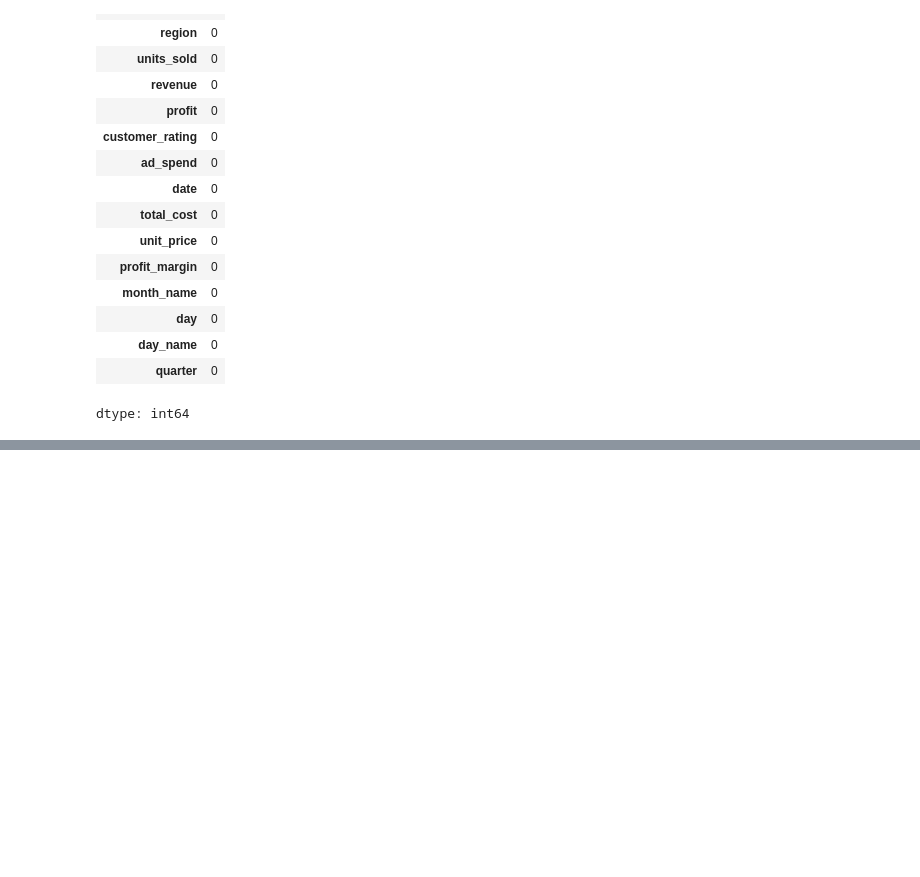
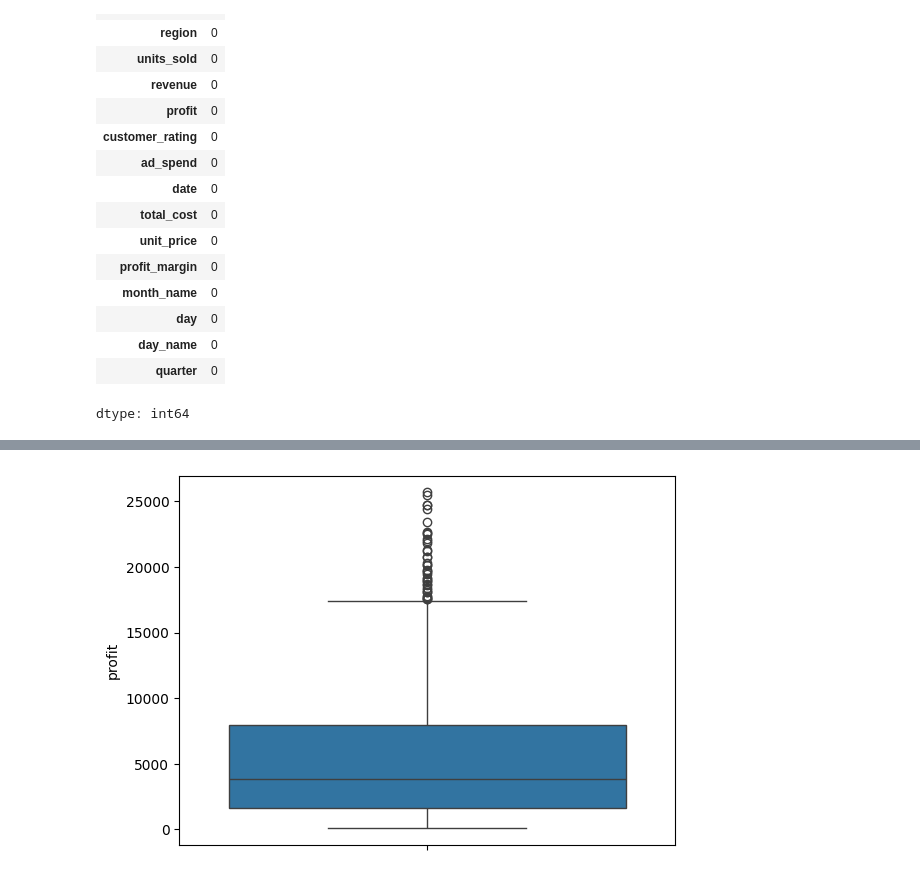
Before and after one commit to Manal-RizwanDewani/EDA-Projects-, a Jupyter notebook: EDA_E_commerce_sales_data_Project.ipynb, the cells around one changed output, grey strips where cells are left out. Saved outputs shown, nothing was run; the diff lists cells and outputs as text; code cells hidden in the pictures; blank space fills up the shorter version.

```diff
--- a/EDA_E_commerce_sales_data_Project.ipynb
+++ b/EDA_E_commerce_sales_data_Project.ipynb
@@ -284,0 +297,5 @@ data['time'].unique()
+# %%
+sns.boxplot(data=df["profit"])
+plt.show()
+# %% [output]
+[figure, added]
```
Also changed, not shown: parts of 123 cells of this notebook.
